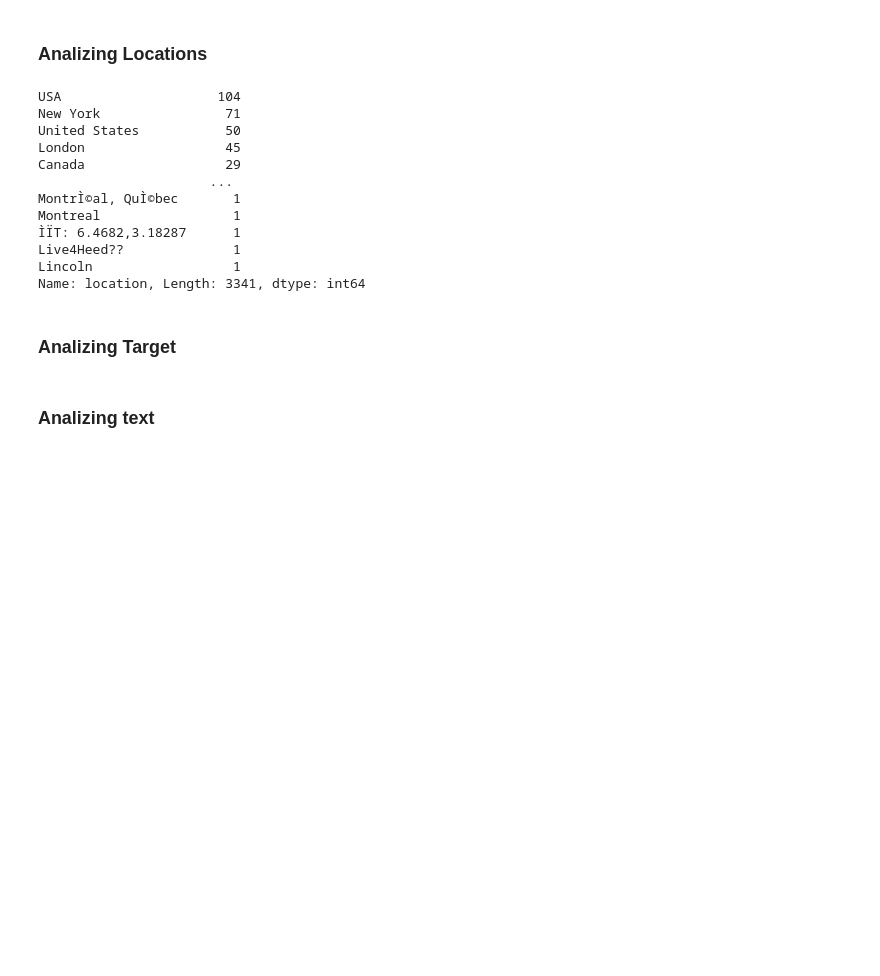
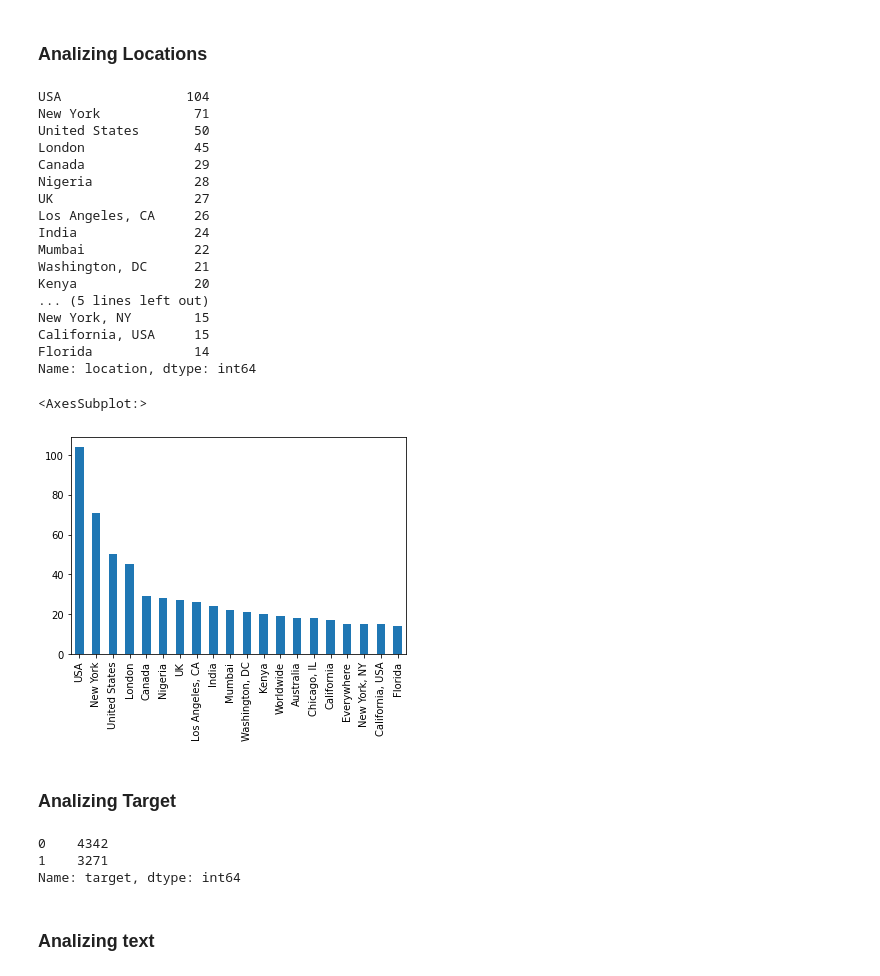
Before and after one commit to oscarciceri/Disaster_Monitoring-_Based_On_Tweets, a Jupyter notebook: EDA_oscar.ipynb, the cells around one changed output. Drawn from its saved outputs; the diff is of its cells as text; code cells hidden in the pictures; blank space fills up the shorter version.

```diff
--- a/EDA_oscar.ipynb
+++ b/EDA_oscar.ipynb
@@ -112,21 +112,38 @@ df[df['target'].apply(lambda x: is_valid_number(x))]
 # %% [markdown]
 ### Analizing Locations
 # %%
-df["location"].value_counts()
+top_location = df["location"].value_counts().head(20)
+top_location
 # %% [output]
-USA                    104
-New York                71
-United States           50
-London                  45
-Canada                  29
-                      ...
-MontrÌ©al, QuÌ©bec       1
-Montreal                 1
-ÌÏT: 6.4682,3.18287      1
-Live4Heed??              1
-Lincoln                  1
-Name: location, Length: 3341, dtype: int64
+USA                104
+New York            71
+United States       50
+London              45
+Canada              29
+Nigeria             28
+UK                  27
+Los Angeles, CA     26
+India               24
+Mumbai              22
+Washington, DC      21
+Kenya               20
+... (5 lines left out)
+New York, NY        15
+California, USA     15
+Florida             14
+Name: location, dtype: int64
+# %%
+top_location.plot(kind='bar')
+# %% [output]
+<AxesSubplot:>
+[figure, added]
 # %% [markdown]
 ### Analizing Target
+# %%
+df["target"].value_counts()
+# %% [output]
+0    4342
+1    3271
+Name: target, dtype: int64
 # %% [markdown]
 ### Analizing text
```
